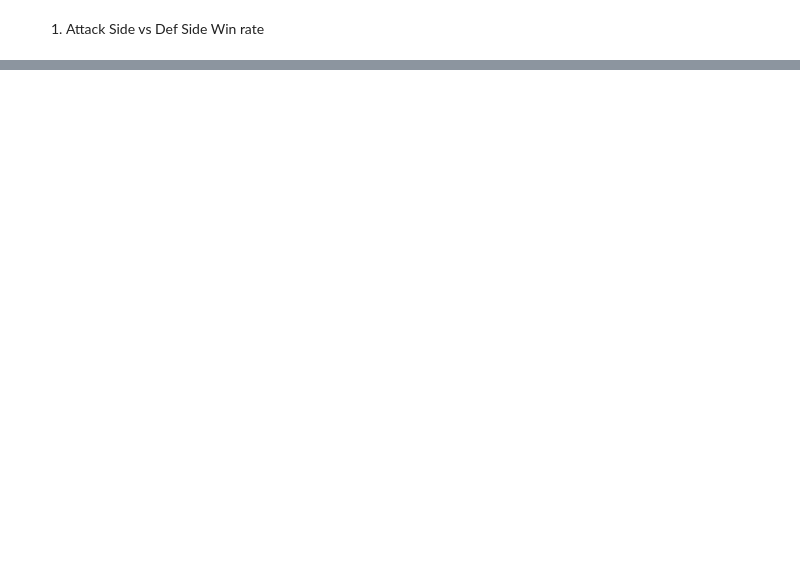
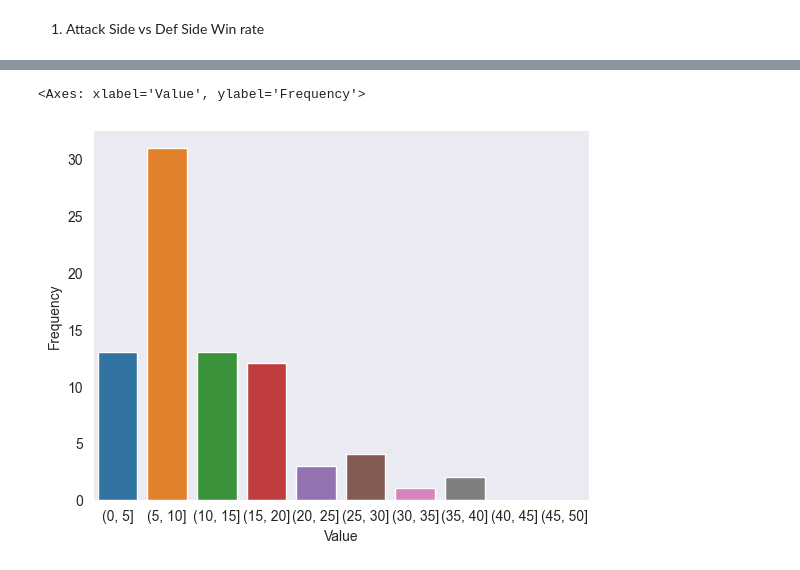
Before and after one commit to tam0w/practistics-template, a Jupyter notebook: queries.ipynb, the cells around one changed output, grey strips where cells are left out. Saved outputs shown, nothing was run; the diff lists cells and outputs as text; code cells hidden in the pictures; blank space fills up the shorter version.

```diff
--- a/queries.ipynb
+++ b/queries.ipynb
@@ -179,0 +209,20 @@ plt.title('Distribution of every round won or lost based on economies')
+# %%
+df['counts'] = pd.cut(df['time'], bins=[0,5,10,15,20,25,30,35,40,45,50])
+
+test = df.counts.value_counts().sort_index().reset_index()
+test
+test = pd.DataFrame(test)
+test.columns = ['Seconds', 'Frequency']
+test.dtypes
+# print(test)
+sns.barplot(data=test,x=test.Value, y=test.Frequency)
+#
+# plt.xlabel('X-axis Label')
+# plt.ylabel('Y-axis Label')
+# plt.title('Series Plot')
+#
+# # Show the plot
+# plt.show()
+# %% [output]
+<Axes: xlabel='Value', ylabel='Frequency'>
+[figure, added]
```
Also changed, not shown: parts of 5 cells of this notebook.
